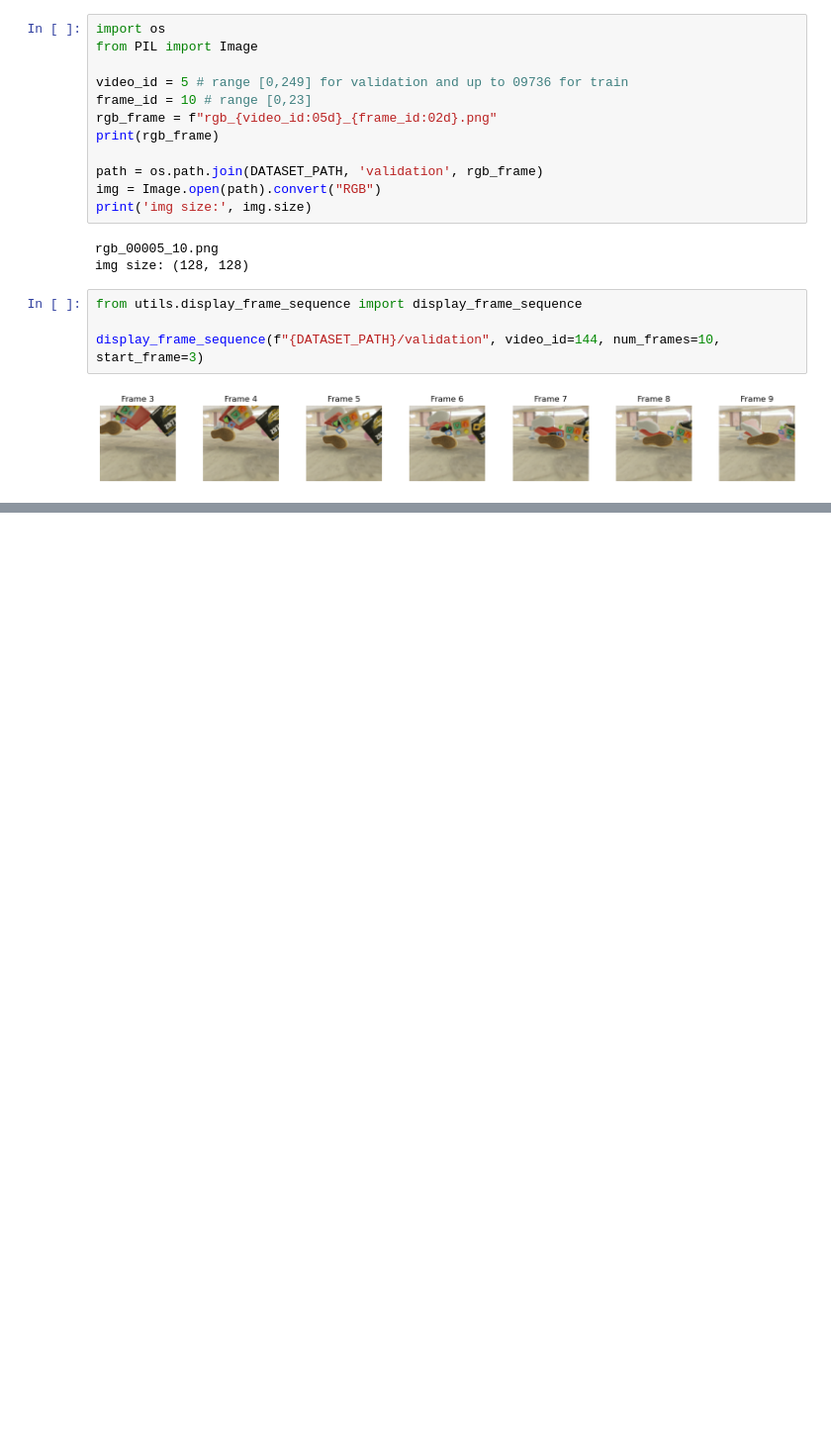
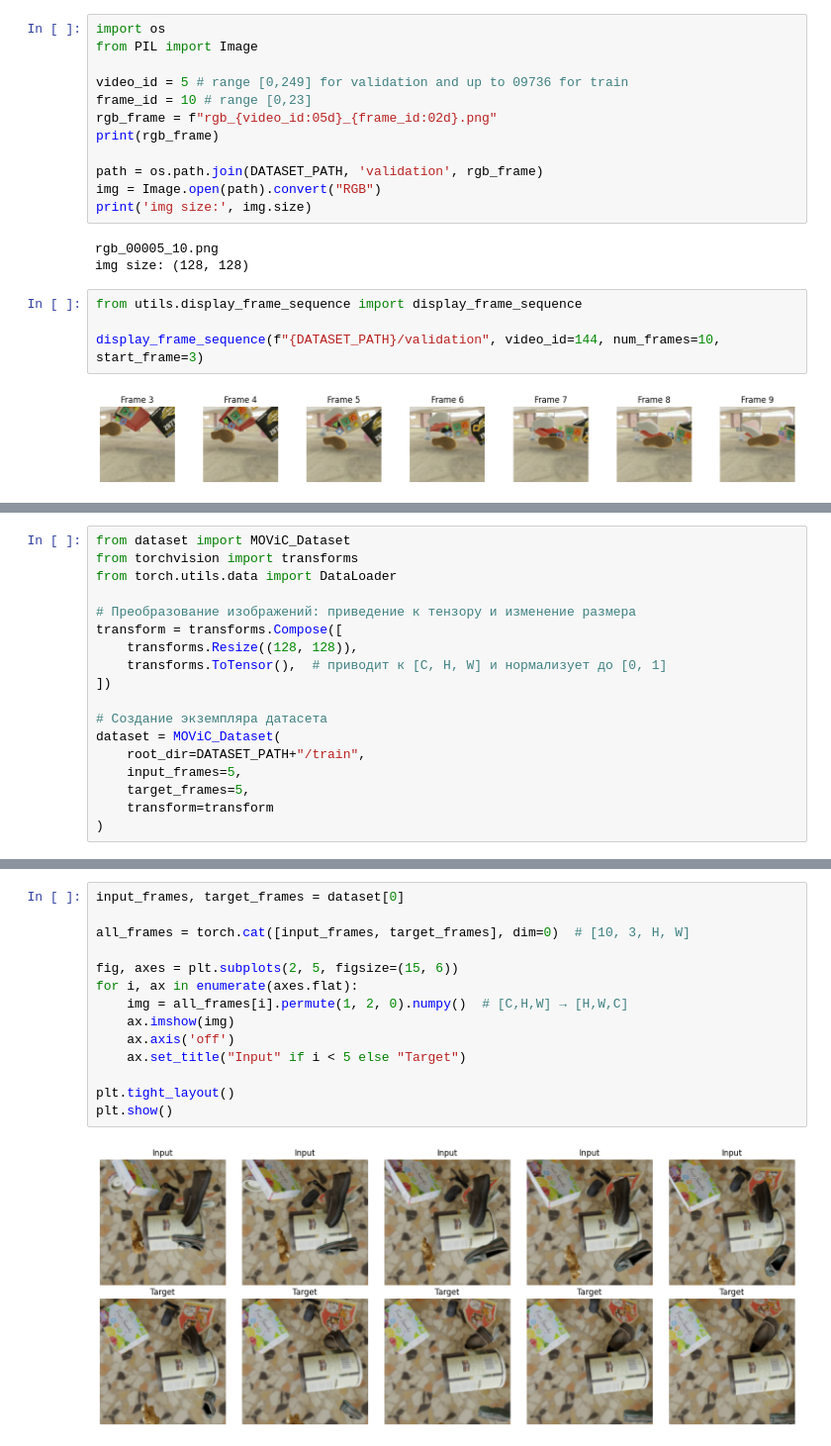
Before and after one commit to vladimashev/object-repr-video-prediction, a Jupyter notebook: test.ipynb, the cells around one changed output, grey strips where cells are left out. Shown at 99% size. Cells and saved outputs as stored; diff of their text form; blank space fills up the shorter version.

```diff
--- a/test.ipynb
+++ b/test.ipynb
@@ -39,0 +99,18 @@ visualize_video_sample(data_dir=f"{DATASET_PATH}/validation", video_id=5)
+# %%
+from dataset import MOViC_Dataset
+from torchvision import transforms
+from torch.utils.data import DataLoader
+
+# Преобразование изображений: приведение к тензору и изменение размера
+transform = transforms.Compose([
+    transforms.Resize((128, 128)),
+    transforms.ToTensor(),  # приводит к [C, H, W] и нормализует до [0, 1]
+])
+
+# Создание экземпляра датасета
+dataset = MOViC_Dataset(
+    root_dir=DATASET_PATH+"/train",
+    input_frames=5,
+    target_frames=5,
+    transform=transform
+)
@@ -39,0 +125,16 @@ visualize_video_sample(data_dir=f"{DATASET_PATH}/validation", video_id=5)
+# %%
+input_frames, target_frames = dataset[0]
+
+all_frames = torch.cat([input_frames, target_frames], dim=0)  # [10, 3, H, W]
+
+fig, axes = plt.subplots(2, 5, figsize=(15, 6))
+for i, ax in enumerate(axes.flat):
+    img = all_frames[i].permute(1, 2, 0).numpy()  # [C,H,W] → [H,W,C]
+    ax.imshow(img)
+    ax.axis('off')
+    ax.set_title("Input" if i < 5 else "Target")
+
+plt.tight_layout()
+plt.show()
+# %% [output]
+[figure, added]
```
Also changed, not shown: parts of 4 cells of this notebook, 2 other files.
